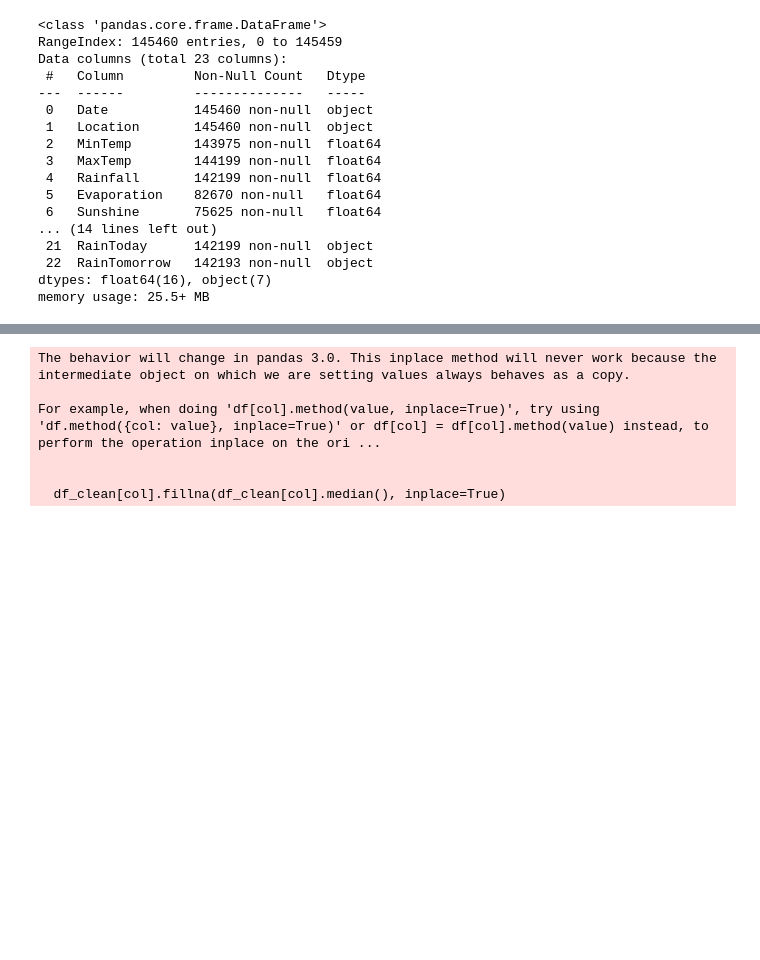
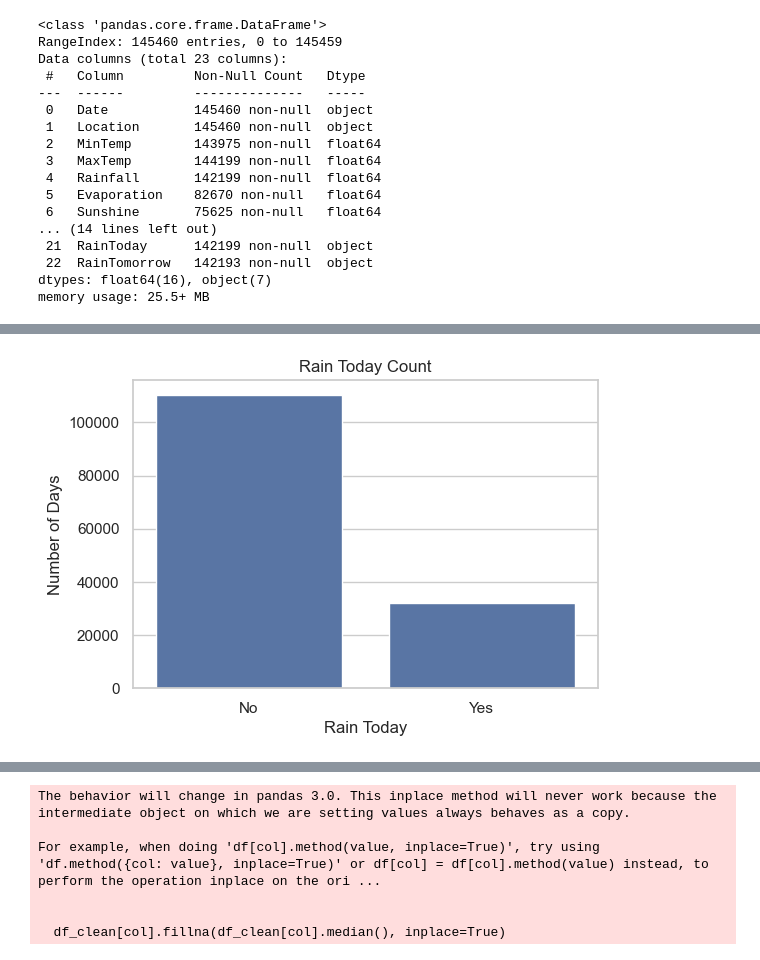
Before and after one commit to metropolisjenensis/Probabilistic-Machine-Learning_lecture-PROJECTS, a Jupyter notebook: projects/09-1AKXXXX_rain_tomorrow_prediction/notebooks/class_prediction.ipynb, the cells around one changed output, grey strips where cells are left out. Cells and saved outputs as stored; diff of their text form; code cells hidden in the pictures; blank space fills up the shorter version.

```diff
--- a/projects/09-1AKXXXX_rain_tomorrow_prediction/notebooks/class_prediction.ipynb
+++ b/projects/09-1AKXXXX_rain_tomorrow_prediction/notebooks/class_prediction.ipynb
@@ -43,0 +65,10 @@ Name: Sunshine, dtype: float64
+# %%
+# 2. Count of Rain days vs Non-Rain Days
+plt.figure(figsize=(6, 4))
+sns.countplot(x='RainToday', data=df)
+plt.title("Rain Today Count")
+plt.xlabel("Rain Today")
+plt.ylabel("Number of Days")
+plt.show()
+# %% [output]
+[figure, added]
```
Also changed, not shown: parts of 18 cells of this notebook, 15 other files.
